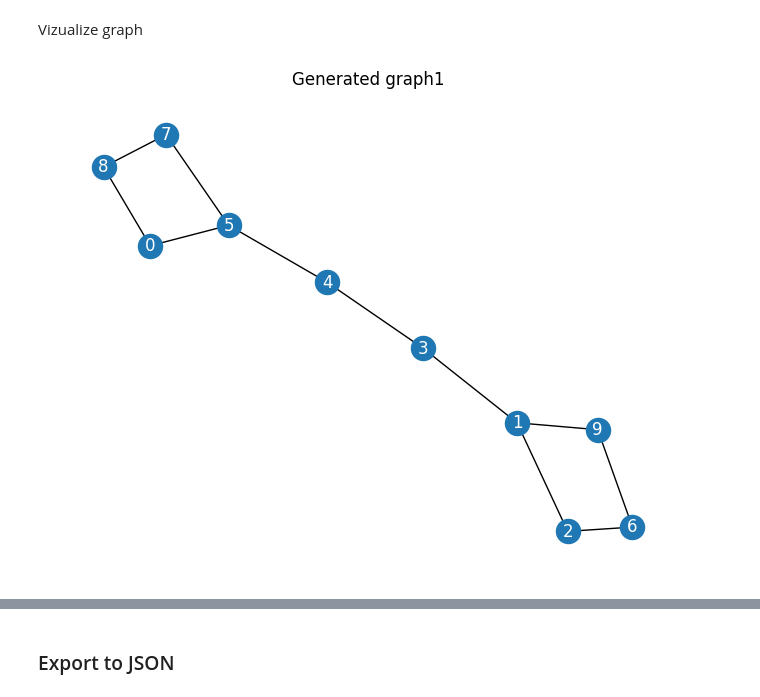
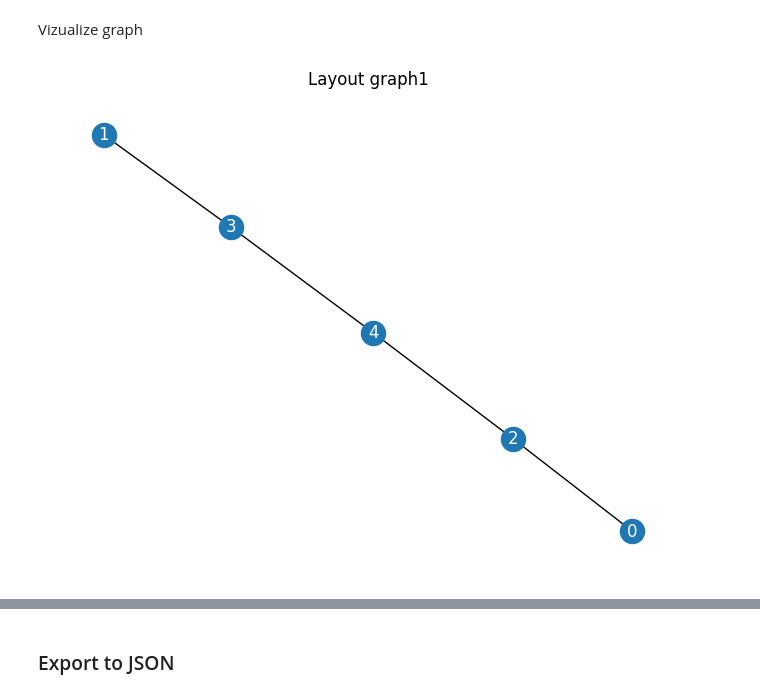
Before and after one commit to georgios1995/polykatoikia_topology, a Jupyter notebook: Polykatoikia_Playground/EdgesToGraph.ipynb, the cells around one changed output, grey strips where cells are left out. Drawn from its saved outputs; the diff is of its cells as text; code cells hidden in the pictures.

```diff
--- a/Polykatoikia_Playground/EdgesToGraph.ipynb
+++ b/Polykatoikia_Playground/EdgesToGraph.ipynb
@@ -221,7 +221,7 @@ def create_graph_from_json(graph_json, vertices_python_dictionary = None):
 ### Import JSON graph
 # %%
 # Import the space graph json
-with open("/Users/georgiosgrigoriadis/GitHub/polykatoikia_topology/data/splitted_floor_0.json") as json_data:
+with open("/Users/georgiosgrigoriadis/GitHub/polykatoikia_topology/data/floor_0.json") as json_data:
     spaceGraph_json = json.load(json_data)
 # %%
 # General Inputs
@@ -938,7 +955,7 @@ def unique_adjacent_nodes(node1, node2, adjacent_node1, adjacent_node2):
     if  node2 in combined_adjacent_nodes:
         combined_adjacent_nodes.remove(node2)
 
-    return combined_adjacent_nodes
+    return list(set(combined_adjacent_nodes))
 # %%
 def unique_edge(edge_list):
     # Remove duplicated edges
@@ -1293,32 +1324,32 @@ for i,graph in enumerate(new_graphs_nodes_edges_graphs):
         nodes = data["Nodes"]
         edges = data["Edges"]
 
         # Initiate a new empty graph
         new_graph = nx.Graph()
 
         # Add new nodes
         new_graph.add_nodes_from(nodes)
         print(nodes)
 
         # Add new edges
         new_graph.add_edges_from(edges)
 
         # Save graph
         new_graphs_lists.append(new_graph)
 
         # Clear the output of the current cell
         clear_output(wait=True)
 
         # Draw/Visualize the new graph
         nx.draw(new_graph, with_labels = True, font_color = "White")
 
         # Add a title to the plot
-        plt.title(f"Generated graph{i}", color="Black")  # Set the title with white text
+        plt.title(f"Layout graph{i}", color="Black")  # Set the title with white text
 
         # Pause
         plt.pause(0.2)
 
         # Show the plot
         plt.show()
 # %% [output]
-[figure, old version]
+[figure, new version]
```
Also changed, not shown: parts of 38 cells of this notebook.
